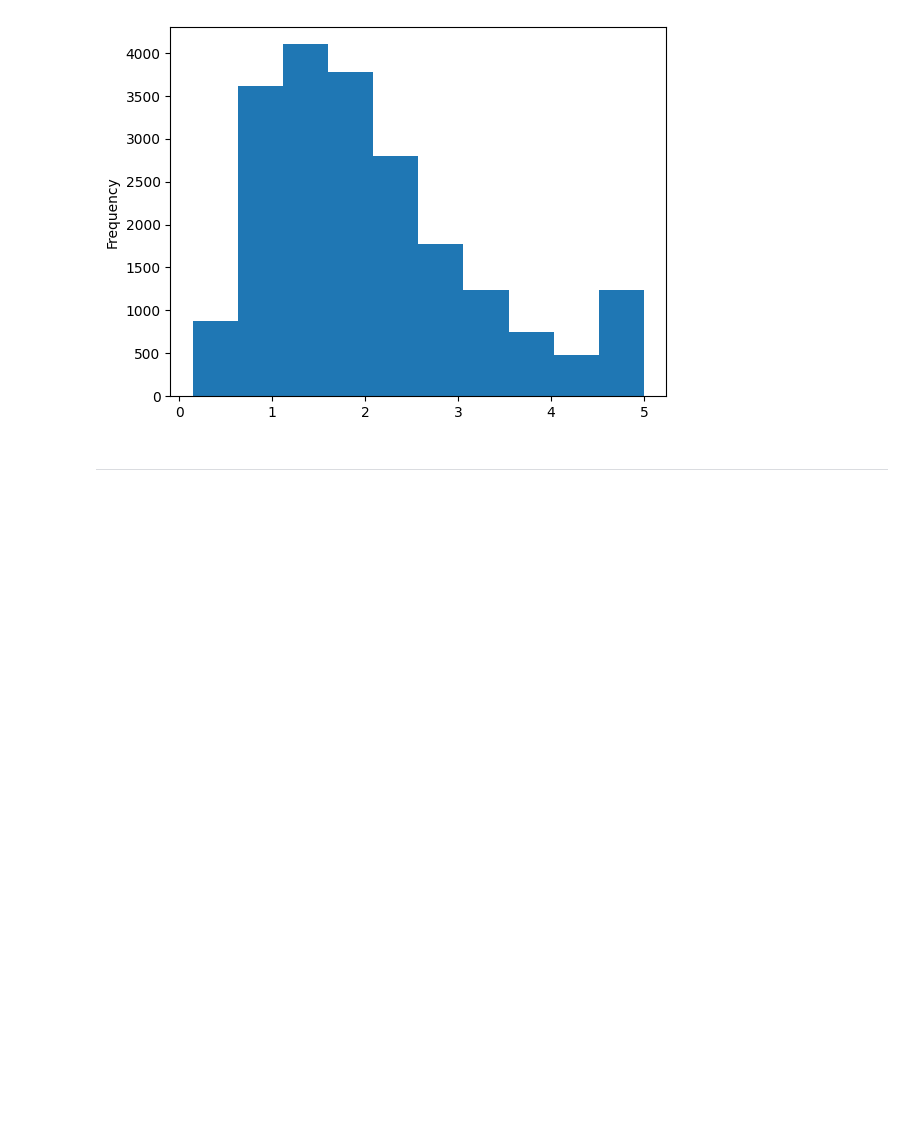
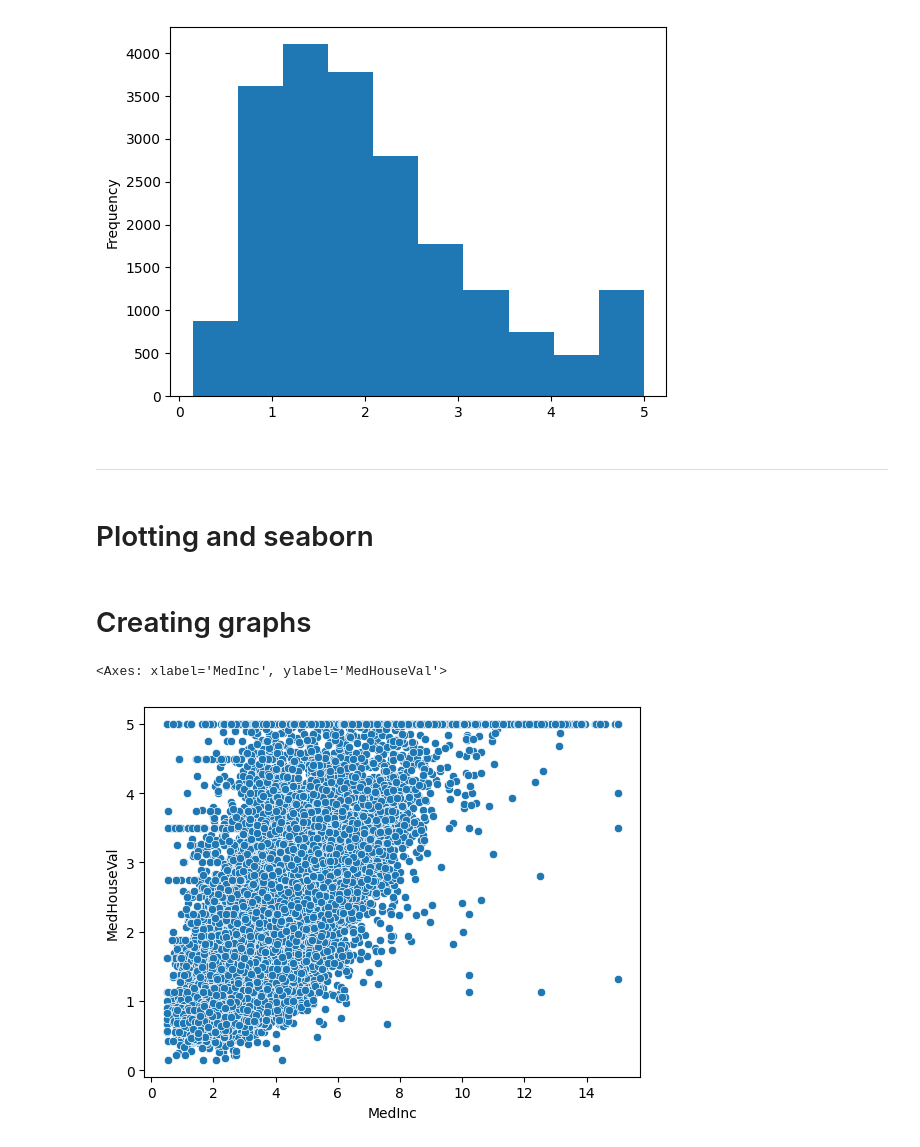
Before and after one commit to Fintech-Society/Fintech-Society-Meeting-2024-10-30, a Jupyter notebook: california housing.ipynb, the cells around one changed output. Drawn from its saved outputs; the diff is of its cells as text; code cells hidden in the pictures; blank space fills up the shorter version.

```diff
--- a/california housing.ipynb
+++ b/california housing.ipynb
@@ -77,0 +92,2 @@ memory usage: 1.4 MB
+# %%
+data = data.dropna()
@@ -99,3 +121,5 @@ data["MedHouseVal"].plot(kind="hist")
 [figure]
 # %% [markdown]
 ---
+# %% [markdown]
+# Plotting and seaborn
@@ -101,0 +134,7 @@ data["MedHouseVal"].plot(kind="hist")
+# %% [markdown]
+# Creating graphs
+# %%
+sns.scatterplot(data,x="MedInc",y="MedHouseVal")
+# %% [output]
+<Axes: xlabel='MedInc', ylabel='MedHouseVal'>
+[figure, added]
```
Also changed, not shown: parts of 21 cells of this notebook, 3 other files.
